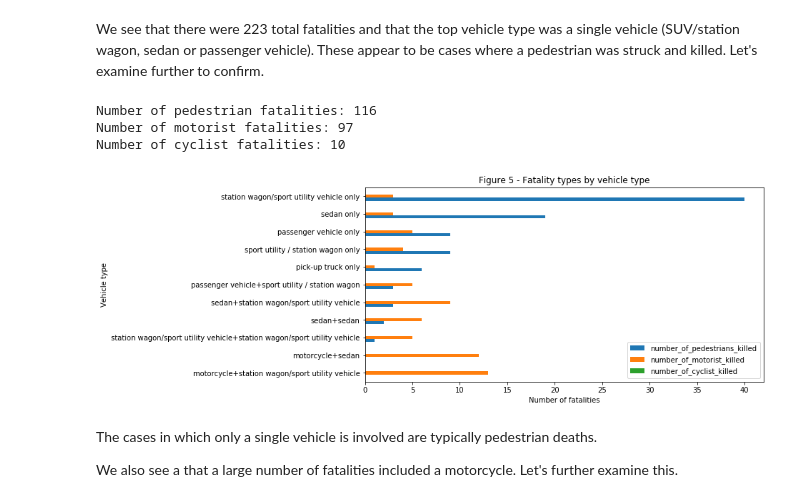
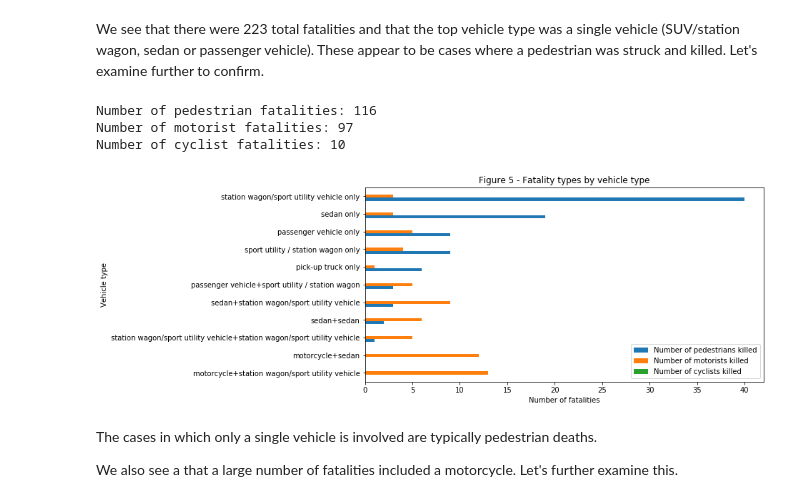
Before and after one commit to dan55/collisions, a Jupyter notebook: collisions.ipynb, the cells around one changed output. Saved outputs shown, nothing was run; the diff lists cells and outputs as text; code cells hidden in the pictures.

```diff
--- a/collisions.ipynb
+++ b/collisions.ipynb
@@ -55,8 +55,7 @@ cols = [
 
 df = pd.read_csv(data_file,
                  parse_dates=[["DATE", "TIME"]],
-                 usecols=cols
-                )
+                 usecols=cols)
 # %%
 # confirm we've loaded all rows
 len(df)
@@ -315,30 +314,33 @@ We see that there were 223 total fatalities and that the top vehicle type was a
 # %%
 print(f"Number of pedestrian fatalities: {int(df2.number_of_pedestrians_killed.sum())}")
 print(f"Number of motorist fatalities: {int(df2.number_of_motorist_killed.sum())}")
 print(f"Number of cyclist fatalities: {int(df2.number_of_cyclist_killed.sum())}")
 
 # look again only at vehicle types with more than 5 fatalities
 top = grouped[grouped > 5]
 
 dff = (df2[(df2["number_of_persons_killed"] >= 1) & (df2.vehicle_type.isin(top.index))]
            .groupby(["vehicle_type"])
           )["number_of_pedestrians_killed",
             "number_of_motorist_killed",
             "number_of_cyclist_killed"].apply(lambda x : x.astype(int).sum())
 
 ax = (dff.sort_values("number_of_pedestrians_killed", ascending=False)
      .iloc[::-1]
      .plot(figsize=(10, 5),
            kind="barh",
            title="Figure 5 - Fatality types by vehicle type"))
 
 ax.set_xlabel("Number of fatalities")
-_ = ax.set_ylabel("Vehicle type")
+ax.set_ylabel("Vehicle type")
+_ = ax.legend(["Number of pedestrians killed",
+               "Number of motorists killed",
+               "Number of cyclists killed"])
 # %% [output]
 Number of pedestrian fatalities: 116
 Number of motorist fatalities: 97
 Number of cyclist fatalities: 10
-[figure, old version]
+[figure, new version]
 # %% [markdown]
 The cases in which only a single vehicle is involved are typically pedestrian deaths.
 
```
Also changed, not shown: parts of 4 cells of this notebook.
